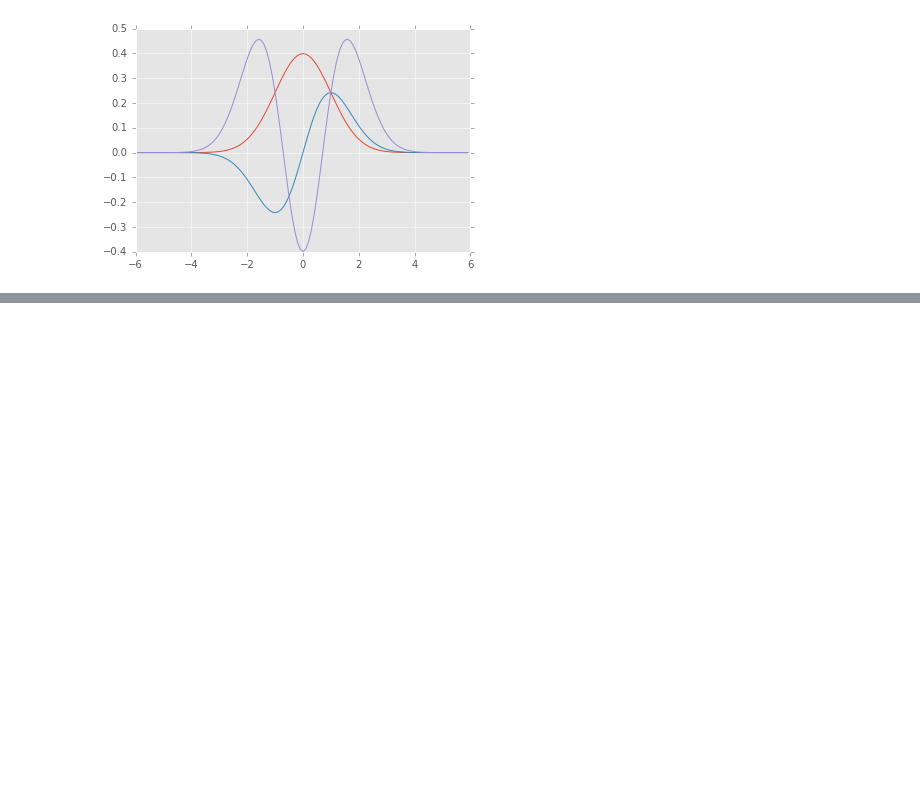
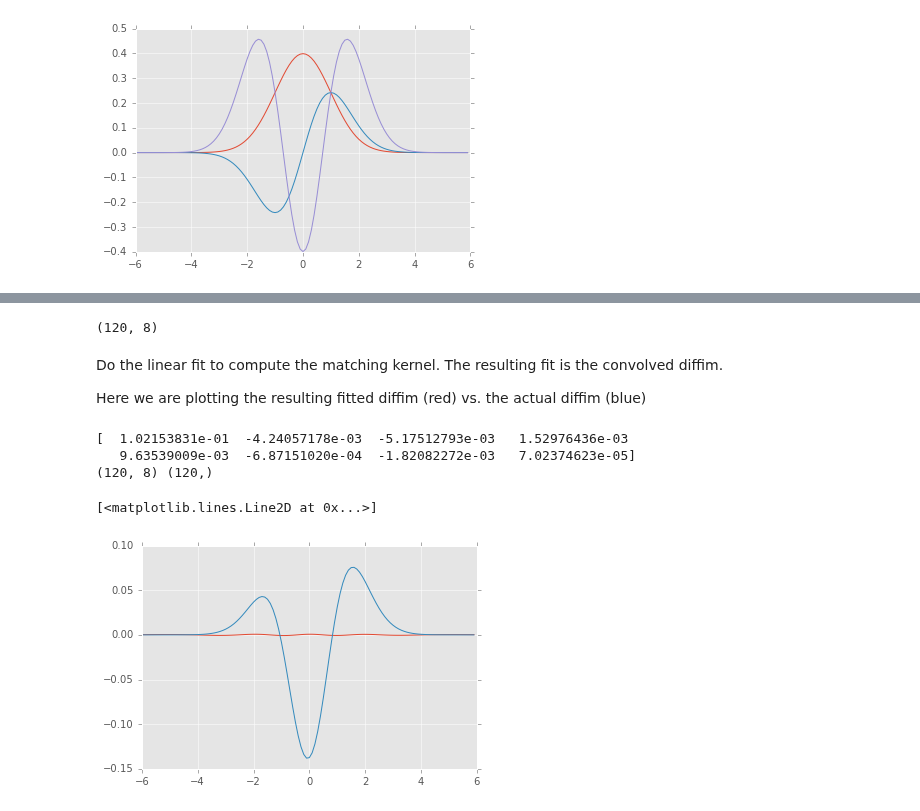
Before and after one commit to lsst-dm/diffimTests, a Jupyter notebook: 3. trial implementation of AL in 1D.ipynb, the cells around one changed output, grey strips where cells are left out. Drawn from its saved outputs; the diff is of its cells as text; code cells hidden in the pictures; blank space fills up the shorter version.

```diff
--- a/3. trial implementation of AL in 1D.ipynb
+++ b/3. trial implementation of AL in 1D.ipynb
@@ -58,0 +114,24 @@ plt.plot(x, gh2)
+# %%
+# Single call to do it with all bases
+basis2 = [np.convolve(im1, b, mode='same') - im1 for b in basis.T]
+basis2 = np.vstack(basis2).T
+print basis2.shape
+# %% [output]
+(120, 8)
+# %% [markdown]
+Do the linear fit to compute the matching kernel. The resulting fit is the convolved diffim.
+
+Here we are plotting the resulting fitted diffim (red) vs. the actual diffim (blue)
+# %%
+pars = np.linalg.lstsq(basis2, im2)[0]
+print pars
+fit = (pars * basis2).sum(1)
+print basis2.shape, fit.shape
+plt.plot(x, im2 - fit)  # science - convolved template (red)
+plt.plot(x, im2 - im1)  # science - original template (blue)
+# %% [output]
+[  1.02153831e-01  -4.24057178e-03  -5.17512793e-03   1.52976436e-03
+   9.63539009e-03  -6.87151020e-04  -1.82082272e-03   7.02374623e-05]
+(120, 8) (120,)
+[<matplotlib.lines.Line2D at 0x...>]
+[figure, added]
```
Also changed, not shown: parts of 11 cells of this notebook.
